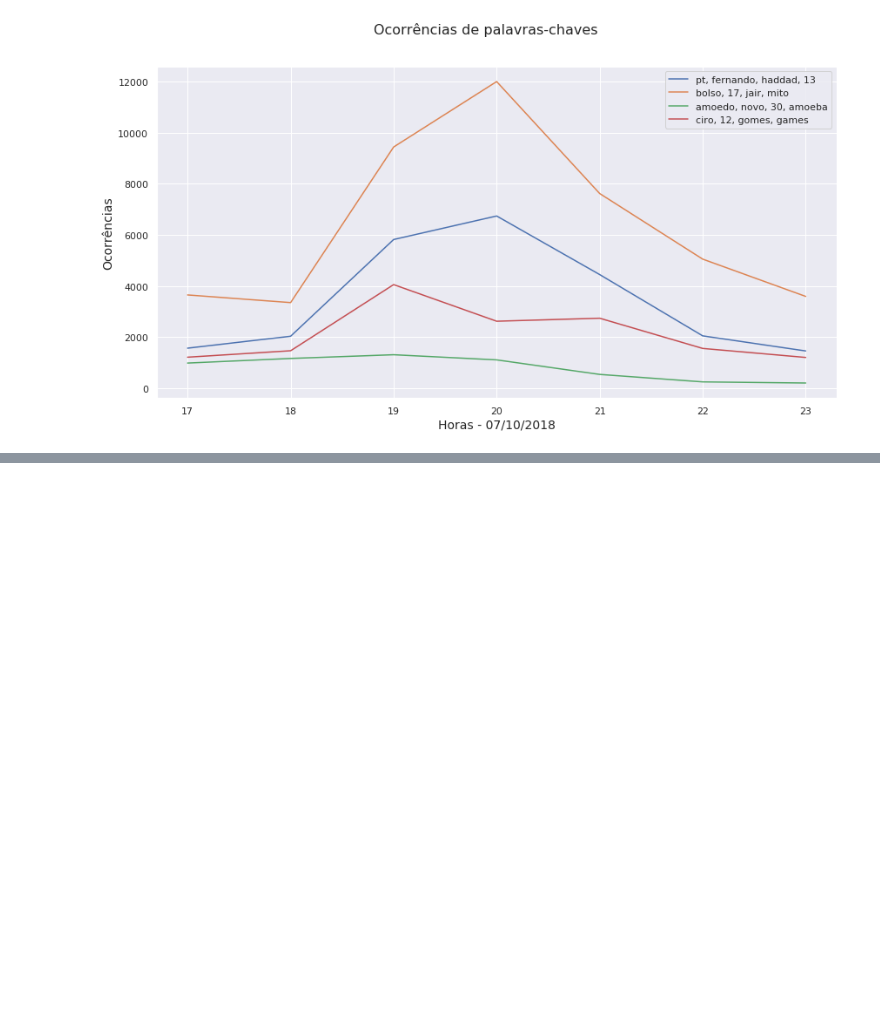
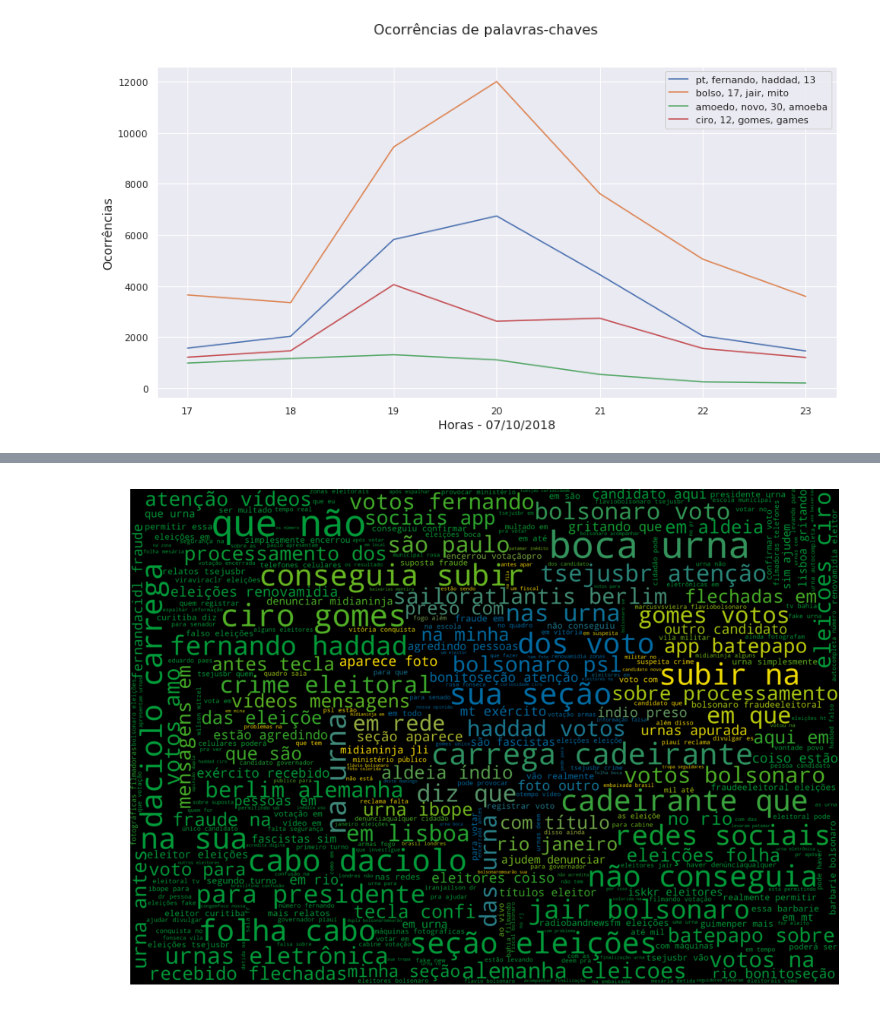
Before and after one commit to leodlca/2018-brazilian-elections, a Jupyter notebook: elections.ipynb, the cells around one changed output, grey strips where cells are left out. Saved outputs shown, nothing was run; the diff lists cells and outputs as text; code cells hidden in the pictures; blank space fills up the shorter version.

```diff
--- a/elections.ipynb
+++ b/elections.ipynb
@@ -133,0 +207,4 @@ plt.axis("off")
+# %%
+generate_wordcloud_timegap(brazilian_flag_mask, 350, 200, 'black', 'brazilian-flag-8-18', min_gap=8, max_gap=18)
+# %% [output]
+[figure, added]
```
Also changed, not shown: parts of 9 cells of this notebook, 13 other files.
